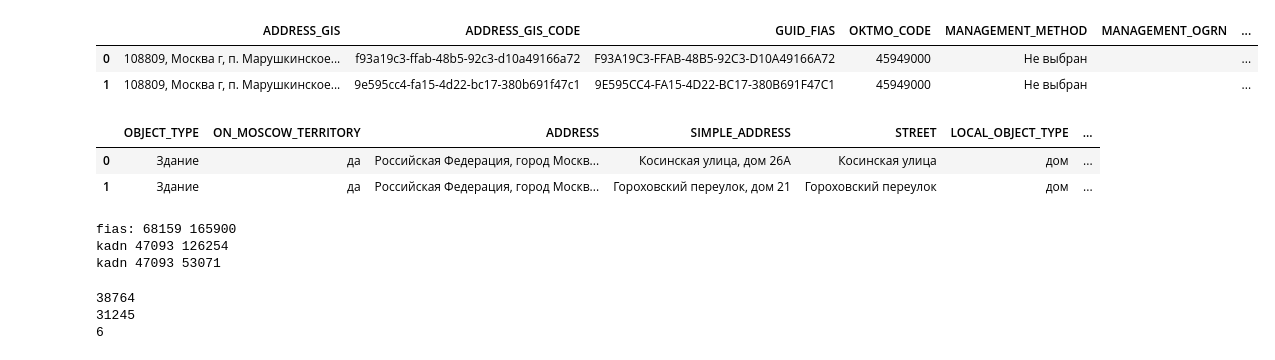
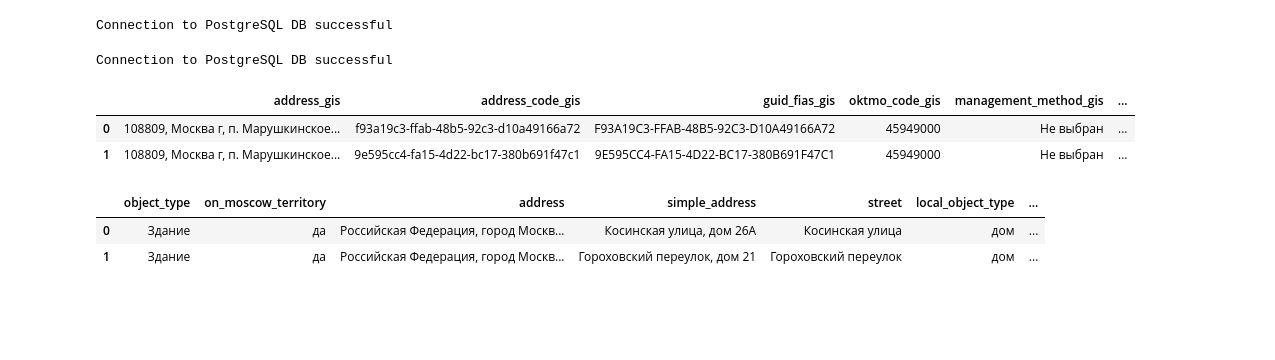
Before and after one commit to SerSmith/postomat_optimisation, a Jupyter notebook: Notebooks/prepare_data/step3_apartment_houses_all_data.ipynb, the cells around one changed output. Saved outputs shown, nothing was run; the diff lists cells and outputs as text; code cells hidden in the pictures; blank space fills up the shorter version.

```diff
--- a/Notebooks/prepare_data/step3_apartment_houses_all_data.ipynb
+++ b/Notebooks/prepare_data/step3_apartment_houses_all_data.ipynb
@@ -36,6 +26,12 @@ prepared_dmr = pd.read_pickle(os.path.join(prepared_data_path, PREPARED_DMR_FILE
+# %%
+prepared_gis = database.get_table_from_bd(RAW_GIS_NAME)
+prepared_dmr = database.get_table_from_bd(RAW_DMR_NAME)
+# %% [output]
+Connection to PostgreSQL DB successful
+Connection to PostgreSQL DB successful
 # %%
-prepared_gis_house_data.head(2)
+prepared_gis.head(2)
 # %% [output]
-|  | ADDRESS_GIS | ADDRESS_GIS_CODE | GUID_FIAS | OKTMO_CODE | MANAGEMENT_METHOD | MANAGEMENT_OGRN | ... |
-| 0 | 108809, Москва г, п. Марушкинское... | f93a19c3-ffab-48b5-92c3-d10a49166a72 | F93A19C3-FFAB-48B5-92C3-D10A49166A72 | 45949000 | Не выбран |  | ... |
-| 1 | 108809, Москва г, п. Марушкинское... | 9e595cc4-fa15-4d22-bc17-380b691f47c1 | 9E595CC4-FA15-4D22-BC17-380B691F47C1 | 45949000 | Не выбран |  | ... |
+|  | address_gis | address_code_gis | guid_fias_gis | oktmo_code_gis | management_method_gis | ... |
+| 0 | 108809, Москва г, п. Марушкинское... | f93a19c3-ffab-48b5-92c3-d10a49166a72 | F93A19C3-FFAB-48B5-92C3-D10A49166A72 | 45949000 | Не выбран | ... |
+| 1 | 108809, Москва г, п. Марушкинское... | 9e595cc4-fa15-4d22-bc17-380b691f47c1 | 9E595CC4-FA15-4D22-BC17-380B691F47C1 | 45949000 | Не выбран | ... |
@@ -44,6 +38,6 @@ gis_cols = prepared_gis_house_data.columns
 # %%
 prepared_dmr.head(2)
 # %% [output]
-|  | OBJECT_TYPE | ON_MOSCOW_TERRITORY | ADDRESS | SIMPLE_ADDRESS | STREET | LOCAL_OBJECT_TYPE | ... |
+|  | object_type | on_moscow_territory | address | simple_address | street | local_object_type | ... |
 | 0 | Здание | да | Российская Федерация, город Москв... | Косинская улица, дом 26А | Косинская улица | дом | ... |
 | 1 | Здание | да | Российская Федерация, город Москв... | Гороховский переулок, дом 21 | Гороховский переулок | дом | ... |
@@ -59,16 +43,0 @@ houses_data_kadn = set(prepared_gis_house_data['CADASTRAL_NUM'].dropna())
-# %%
-print('fias:', len(houses_data_fias), len(dmr_fias))
-print('kadn', len(houses_data_kadn), len(dmr_kadn))
-print('kadn', len(houses_data_kadn), len(dmr_kadzu))
-# %% [output]
-fias: 68159 165900
-kadn 47093 126254
-kadn 47093 53071
-# %%
-print(len(houses_data_fias & dmr_fias))
-print(len(houses_data_kadn & dmr_kadn))
-print(len(houses_data_kadn & dmr_kadzu))
-# %% [output]
-38764
-31245
-6
```
Also changed, not shown: parts of 21 cells of this notebook, 9 other files.
